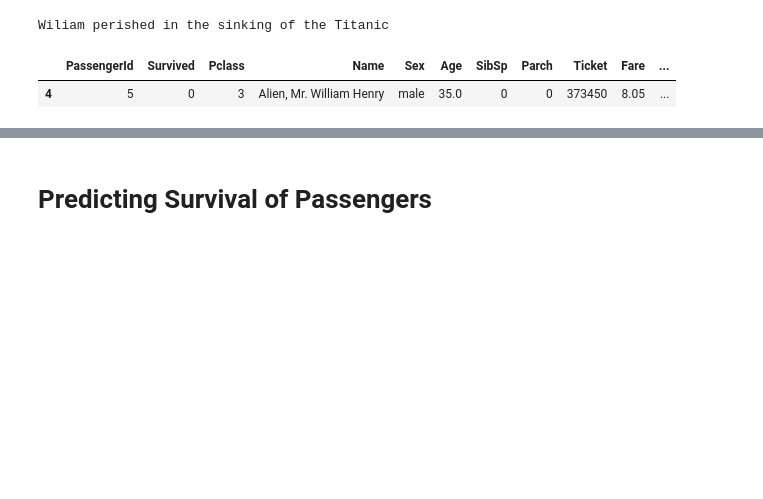
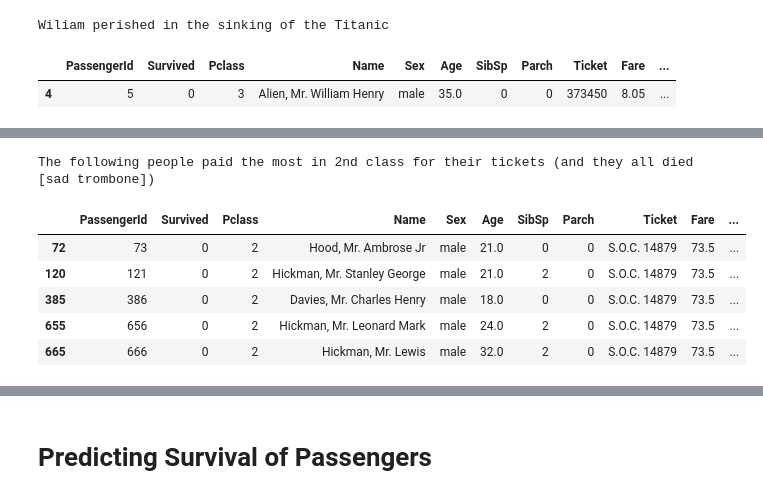
Before and after one commit to arthurbank/titanic-data, a Jupyter notebook: titanic_survival_exploration.ipynb, the cells around one changed output, grey strips where cells are left out. Saved outputs shown, nothing was run; the diff lists cells and outputs as text; code cells hidden in the pictures; blank space fills up the shorter version.

```diff
--- a/titanic_survival_exploration.ipynb
+++ b/titanic_survival_exploration.ipynb
@@ -75,0 +97,11 @@ Wiliam perished in the sinking of the Titanic
+# %%
+print("The following people paid the most in 2nd class for their tickets (and they all died [sad trombone])")
+second_class.loc[second_class["Fare"] == second_class["Fare"].max()]
+# %% [output]
+The following people paid the most in 2nd class for their tickets (and they all died [sad trombone])
+|  | PassengerId | Survived | Pclass | Name | Sex | Age | SibSp | Parch | Ticket | Fare | ... |
+| 72 | 73 | 0 | 2 | Hood, Mr. Ambrose Jr | male | 21.0 | 0 | 0 | S.O.C. 14879 | 73.5 | ... |
+| 120 | 121 | 0 | 2 | Hickman, Mr. Stanley George | male | 21.0 | 2 | 0 | S.O.C. 14879 | 73.5 | ... |
+| 385 | 386 | 0 | 2 | Davies, Mr. Charles Henry | male | 18.0 | 0 | 0 | S.O.C. 14879 | 73.5 | ... |
+| 655 | 656 | 0 | 2 | Hickman, Mr. Leonard Mark | male | 24.0 | 2 | 0 | S.O.C. 14879 | 73.5 | ... |
+| 665 | 666 | 0 | 2 | Hickman, Mr. Lewis | male | 32.0 | 2 | 0 | S.O.C. 14879 | 73.5 | ... |
```
Also changed, not shown: parts of 4 cells of this notebook, 2 other files.
